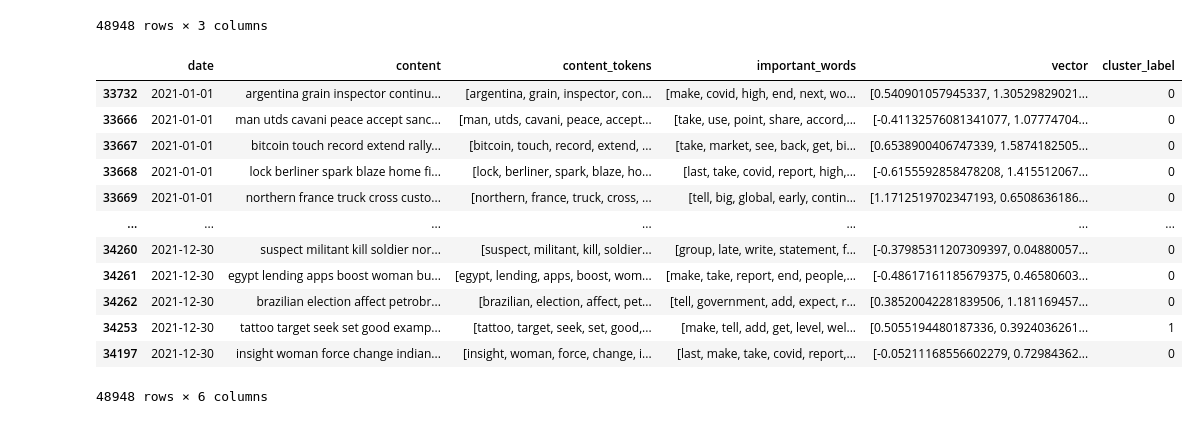
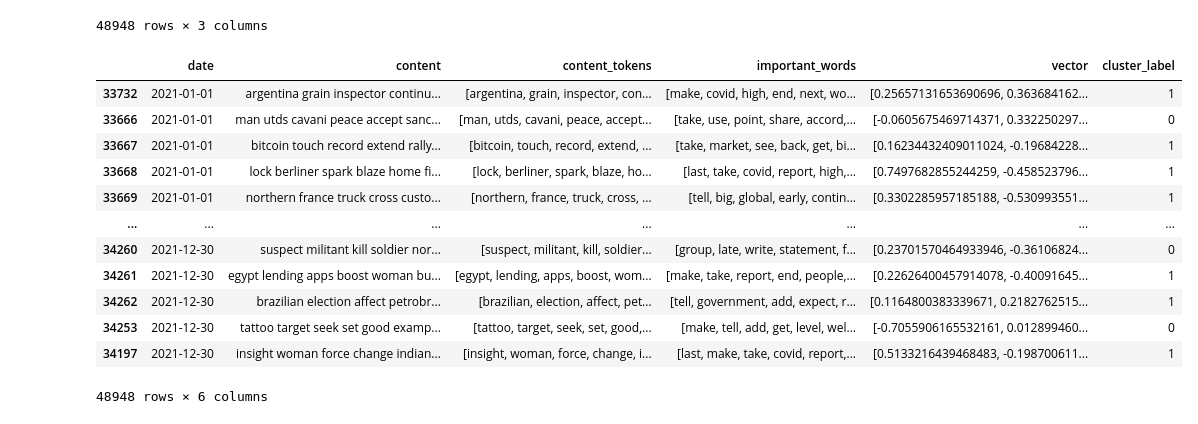
Before and after one commit to hanhy/MFIN7036, a Jupyter notebook: group_project/Vectorization+Clustering/cluster_sentiment_final.ipynb, the cells around one changed output. Cells and saved outputs as stored; diff of their text form; code cells hidden in the pictures.

```diff
--- a/group_project/Vectorization+Clustering/cluster_sentiment_final.ipynb
+++ b/group_project/Vectorization+Clustering/cluster_sentiment_final.ipynb
@@ -82,7 +82,7 @@ test_data
 48948 rows × 3 columns
 # %%
 # Step 1: Train Word2Vec model on tokenized words
-model = Word2Vec(sentences=test_data['content_tokens'], vector_size=80, window=6, min_count=2, workers=8) #use the loop function to find the best parameters
+model = Word2Vec(sentences=test_data['content_tokens'], vector_size=70, window=7, min_count=2, workers=8) #use the loop function to find the best parameters
 
 
 # Step 2: Compute TF-IDF weights for all words in the dataset
@@ -92,7 +92,7 @@ tfidf_matrix = vectorizer.fit_transform(corpus)
 word2tfidf = dict(zip(vectorizer.get_feature_names_out(), vectorizer.idf_))
 
 # Step 3: Identify high-frequency words per article
-N = 15 # Number of top words per article, N also be found by the loop function
+N = 20 # Number of top words per article, N also be found by the loop function
 test_data['important_words'] = test_data['content_tokens'].apply(
     lambda tokens: sorted(
         set(tokens),  # Remove duplicates
@@ -102,44 +102,44 @@ test_data['important_words'] = test_data['content_tokens'].apply(
 )
 
 # Step 4: Define a function to convert text to a weighted vector, use the word2vec model and the TF-IDF weights
 def text_to_vector(text, model, word2tfidf):
     vectors = []
     weights = []
     for word in text:
         if word in model.wv:
             vectors.append(model.wv[word])
             weights.append(word2tfidf.get(word, 1.0))  # Default weight 1.0 if not in TF-IDF
     if not vectors:
         return np.zeros(model.vector_size)
     vectors = np.array(vectors)
     weights = np.array(weights) / sum(weights)  # Normalize weights
     return np.average(vectors, axis=0, weights=weights)
 
 # Step 5: Convert important words to vectors
 test_data['vector'] = test_data['important_words'].apply(lambda x: text_to_vector(x, model, word2tfidf))
 
 # Step 6: Use the k-means algorithm to cluster the articles, split the data into two groups.
 X = np.array(test_data['vector'].tolist())
 num_clusters = 2  # Number of clusters
 kmeans = KMeans(n_clusters=num_clusters, random_state=42)
 labels = kmeans.fit_predict(X)
 test_data['cluster_label'] = labels
 
 # Display the updated DataFrame
 test_data
 # %% [output]
 |  | date | content | content_tokens | important_words | vector | cluster_label |
-| 33732 | 2021-01-01 | argentina grain inspector continu... | [argentina, grain, inspector, con... | [make, covid, high, end, next, wo... | [0.540901057945337, 1.30529829021... | 0 |
-| 33666 | 2021-01-01 | man utds cavani peace accept sanc... | [man, utds, cavani, peace, accept... | [take, use, point, share, accord,... | [-0.41132576081341077, 1.07774704... | 0 |
-| 33667 | 2021-01-01 | bitcoin touch record extend rally... | [bitcoin, touch, record, extend, ... | [take, market, see, back, get, bi... | [0.6538900406747339, 1.5874182505... | 0 |
-| 33668 | 2021-01-01 | lock berliner spark blaze home fi... | [lock, berliner, spark, blaze, ho... | [last, take, covid, report, high,... | [-0.6155592858478208, 1.415512067... | 0 |
-| 33669 | 2021-01-01 | northern france truck cross custo... | [northern, france, truck, cross, ... | [tell, big, global, early, contin... | [1.1712519702347193, 0.6508636186... | 0 |
+| 33732 | 2021-01-01 | argentina grain inspector continu... | [argentina, grain, inspector, con... | [make, covid, high, end, next, wo... | [0.25657131653690696, 0.363684162... | 1 |
+| 33666 | 2021-01-01 | man utds cavani peace accept sanc... | [man, utds, cavani, peace, accept... | [take, use, point, share, accord,... | [-0.0605675469714371, 0.332250297... | 0 |
+| 33667 | 2021-01-01 | bitcoin touch record extend rally... | [bitcoin, touch, record, extend, ... | [take, market, see, back, get, bi... | [0.16234432409011024, -0.19684228... | 1 |
+| 33668 | 2021-01-01 | lock berliner spark blaze home fi... | [lock, berliner, spark, blaze, ho... | [last, take, covid, report, high,... | [0.7497682855244259, -0.458523796... | 1 |
+| 33669 | 2021-01-01 | northern france truck cross custo... | [northern, france, truck, cross, ... | [tell, big, global, early, contin... | [0.3302285957185188, -0.530993551... | 1 |
 | ... | ... | ... | ... | ... | ... | ... |
-| 34260 | 2021-12-30 | suspect militant kill soldier nor... | [suspect, militant, kill, soldier... | [group, late, write, statement, f... | [-0.37985311207309397, 0.04880057... | 0 |
-| 34261 | 2021-12-30 | egypt lending apps boost woman bu... | [egypt, lending, apps, boost, wom... | [make, take, report, end, people,... | [-0.48617161185679375, 0.46580603... | 0 |
-| 34262 | 2021-12-30 | brazilian election affect petrobr... | [brazilian, election, affect, pet... | [tell, government, add, expect, r... | [0.38520042281839506, 1.181169457... | 0 |
-| 34253 | 2021-12-30 | tattoo target seek set good examp... | [tattoo, target, seek, set, good,... | [make, tell, add, get, level, wel... | [0.5055194480187336, 0.3924036261... | 1 |
-| 34197 | 2021-12-30 | insight woman force change indian... | [insight, woman, force, change, i... | [last, make, take, covid, report,... | [-0.05211168556602279, 0.72984362... | 0 |
+| 34260 | 2021-12-30 | suspect militant kill soldier nor... | [suspect, militant, kill, soldier... | [group, late, write, statement, f... | [0.23701570464933946, -0.36106824... | 0 |
+| 34261 | 2021-12-30 | egypt lending apps boost woman bu... | [egypt, lending, apps, boost, wom... | [make, take, report, end, people,... | [0.22626400457914078, -0.40091645... | 1 |
+| 34262 | 2021-12-30 | brazilian election affect petrobr... | [brazilian, election, affect, pet... | [tell, government, add, expect, r... | [0.1164800383339671, 0.2182762515... | 1 |
+| 34253 | 2021-12-30 | tattoo target seek set good examp... | [tattoo, target, seek, set, good,... | [make, tell, add, get, level, wel... | [-0.7055906165532161, 0.012899460... | 0 |
+| 34197 | 2021-12-30 | insight woman force change indian... | [insight, woman, force, change, i... | [last, make, take, covid, report,... | [0.5133216439468483, -0.198700611... | 1 |
 48948 rows × 6 columns
 # %%
 # Function to generate word cloud
```
Also changed, not shown: parts of 6 cells of this notebook, 3 other files.
